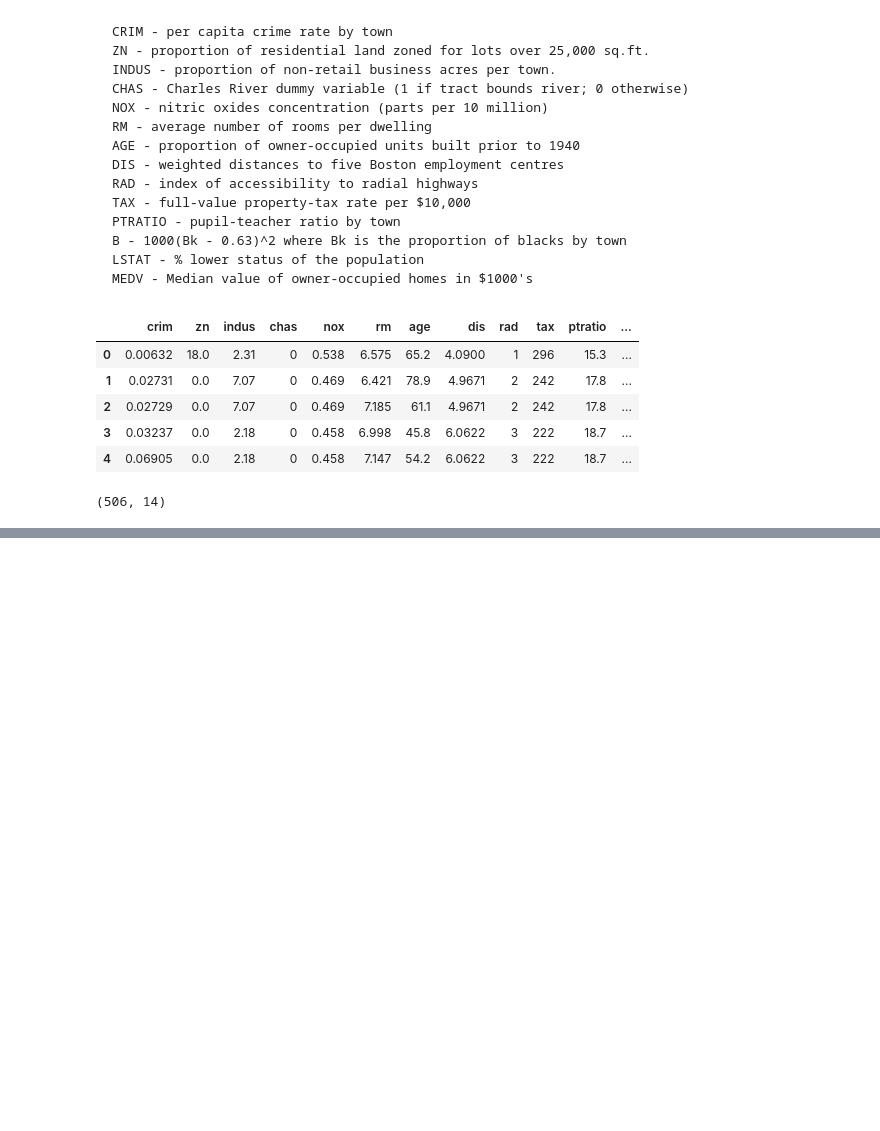
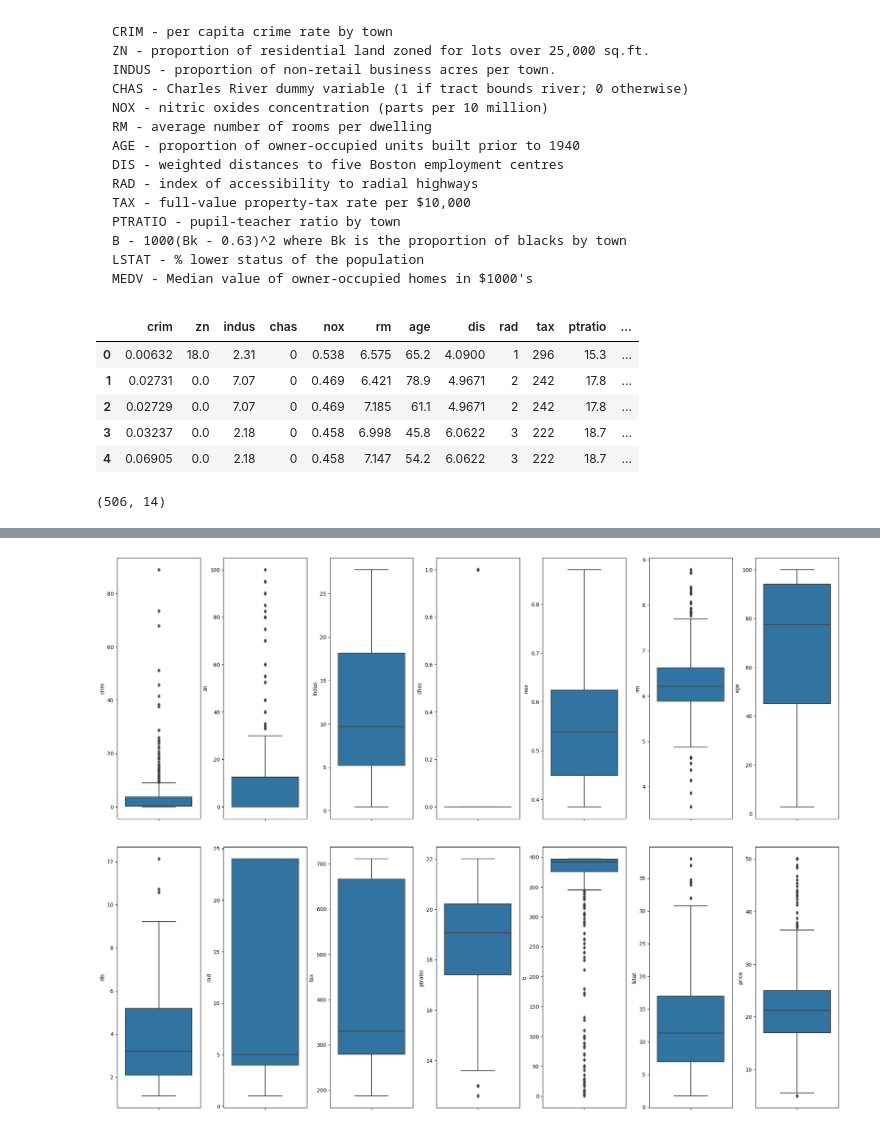
Before and after one commit to RAJ-DSML/house-prices-prediction, a Jupyter notebook: price_prediction.ipynb, the cells around one changed output, grey strips where cells are left out. Cells and saved outputs as stored; diff of their text form; code cells hidden in the pictures; blank space fills up the shorter version.

```diff
--- a/price_prediction.ipynb
+++ b/price_prediction.ipynb
@@ -58,0 +80,5 @@ memory usage: 55.5 KB
+# %%
+# Change the column name as per need
+print("Before changing the columns name: ", df_boston.columns)
+df_boston.rename(columns={'medv':'price'}, inplace=True)
+print("After changing the columns name: ", df_boston.columns)
@@ -58,0 +92,13 @@ memory usage: 55.5 KB
+# %%
+# Outlier visualization using Boxplot
+fig, axs = plt.subplots(ncols=7, nrows=2, figsize=(20, 15))
+index = 0
+axs = axs.flatten()
+
+for i, j in df_boston.items():
+    sns.boxplot(y=i, data=df_boston, ax=axs[index])
+    index += 1
+
+plt.tight_layout(pad=0.4, w_pad=0.5, h_pad=5.0)
+# %% [output]
+[figure, added]
```
Also changed, not shown: parts of 17 cells of this notebook.
